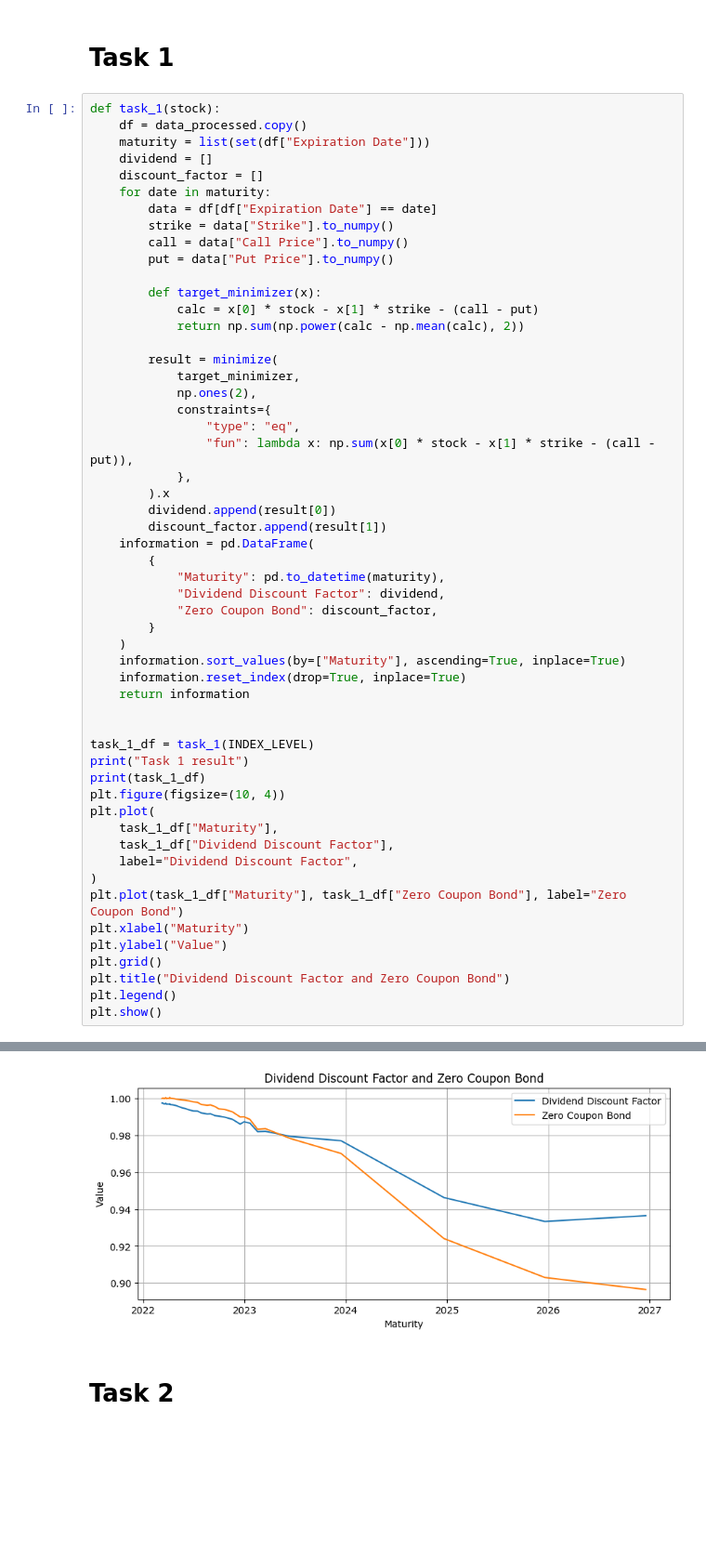
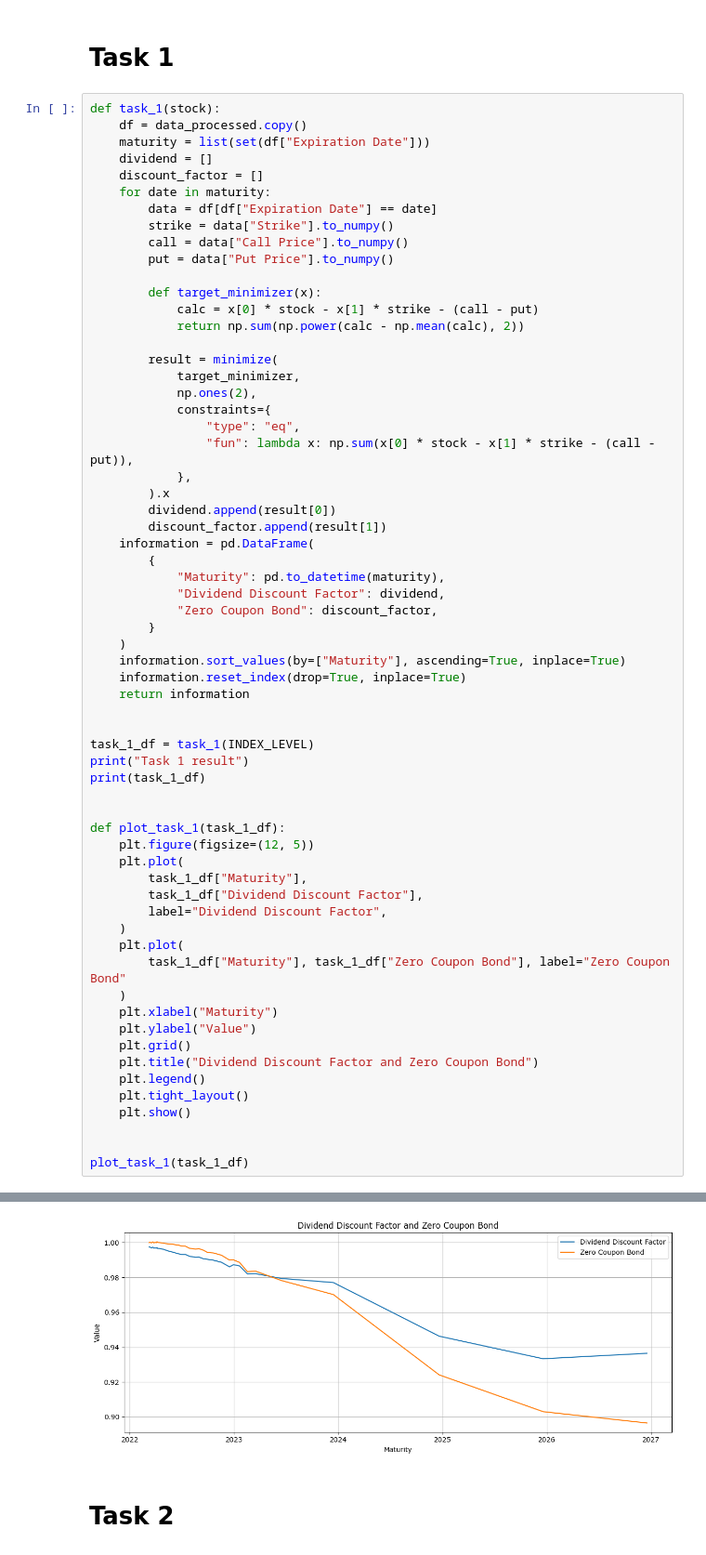
Before and after one commit to Thaigithub/UTS_FDSP_Assignment_Group, a Jupyter notebook: main.ipynb, the cells around one changed output, grey strips where cells are left out. Shown at 93% size. Drawn from its saved outputs; the diff is of its cells as text; blank space fills up the shorter version.

```diff
--- a/main.ipynb
+++ b/main.ipynb
@@ -116,47 +117,56 @@ def task_1(stock):
             "Dividend Discount Factor": dividend,
             "Zero Coupon Bond": discount_factor,
         }
     )
     information.sort_values(by=["Maturity"], ascending=True, inplace=True)
     information.reset_index(drop=True, inplace=True)
     return information
 
 
 task_1_df = task_1(INDEX_LEVEL)
 print("Task 1 result")
 print(task_1_df)
-plt.figure(figsize=(10, 4))
-plt.plot(
-    task_1_df["Maturity"],
-    task_1_df["Dividend Discount Factor"],
-    label="Dividend Discount Factor",
-)
-plt.plot(task_1_df["Maturity"], task_1_df["Zero Coupon Bond"], label="Zero Coupon Bond")
-plt.xlabel("Maturity")
-plt.ylabel("Value")
-plt.grid()
-plt.title("Dividend Discount Factor and Zero Coupon Bond")
-plt.legend()
-plt.show()
+
+
+def plot_task_1(task_1_df):
+    plt.figure(figsize=(12, 5))
+    plt.plot(
+        task_1_df["Maturity"],
+        task_1_df["Dividend Discount Factor"],
+        label="Dividend Discount Factor",
+    )
+    plt.plot(
+        task_1_df["Maturity"], task_1_df["Zero Coupon Bond"], label="Zero Coupon Bond"
+    )
+    plt.xlabel("Maturity")
+    plt.ylabel("Value")
+    plt.grid()
+    plt.title("Dividend Discount Factor and Zero Coupon Bond")
+    plt.legend()
+    plt.tight_layout()
+    plt.show()
+
+
+plot_task_1(task_1_df)
 # %% [output]
 Task 1 result
      Maturity  Dividend Discount Factor  Zero Coupon Bond
 0  2022-03-09                  0.997496          0.999965
 1  2022-03-11                  0.997462          1.000079
 2  2022-03-14                  0.997263          1.000150
 3  2022-03-16                  0.997030          0.999847
 4  2022-03-18                  0.996945          0.999927
 5  2022-03-21                  0.997252          1.000222
 6  2022-03-23                  0.997327          1.000346
 7  2022-03-25                  0.996831          0.999867
 8  2022-03-28                  0.996913          0.999969
 9  2022-03-30                  0.996952          1.000063
 ... (26 lines left out)
 36 2023-12-15                  0.977068          0.970174
 37 2024-12-20                  0.946294          0.924094
 38 2025-12-19                  0.933353          0.903011
 39 2026-12-18                  0.936475          0.896494
-[figure, old version]
+[figure, new version]
 # %% [markdown]
 # Task 2
 # %%
```
Also changed, not shown: parts of 6 cells of this notebook, 3 other files.
